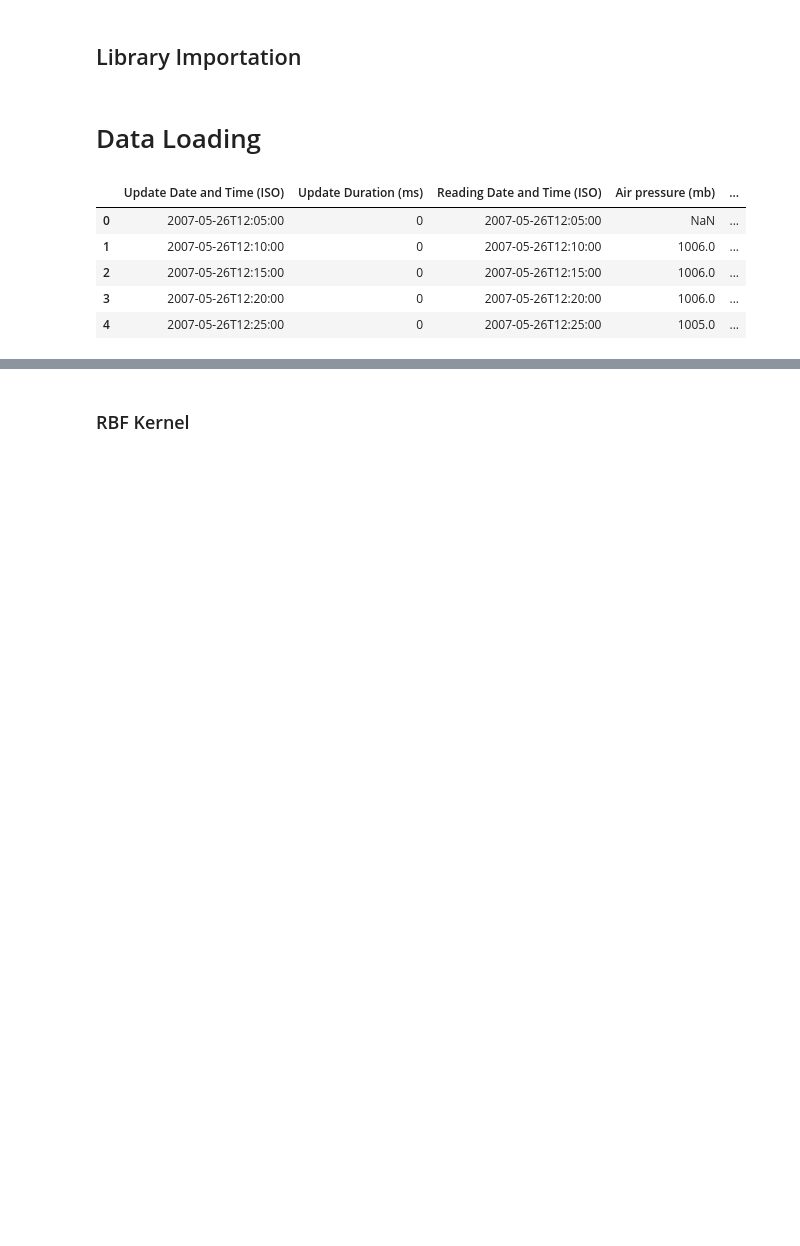
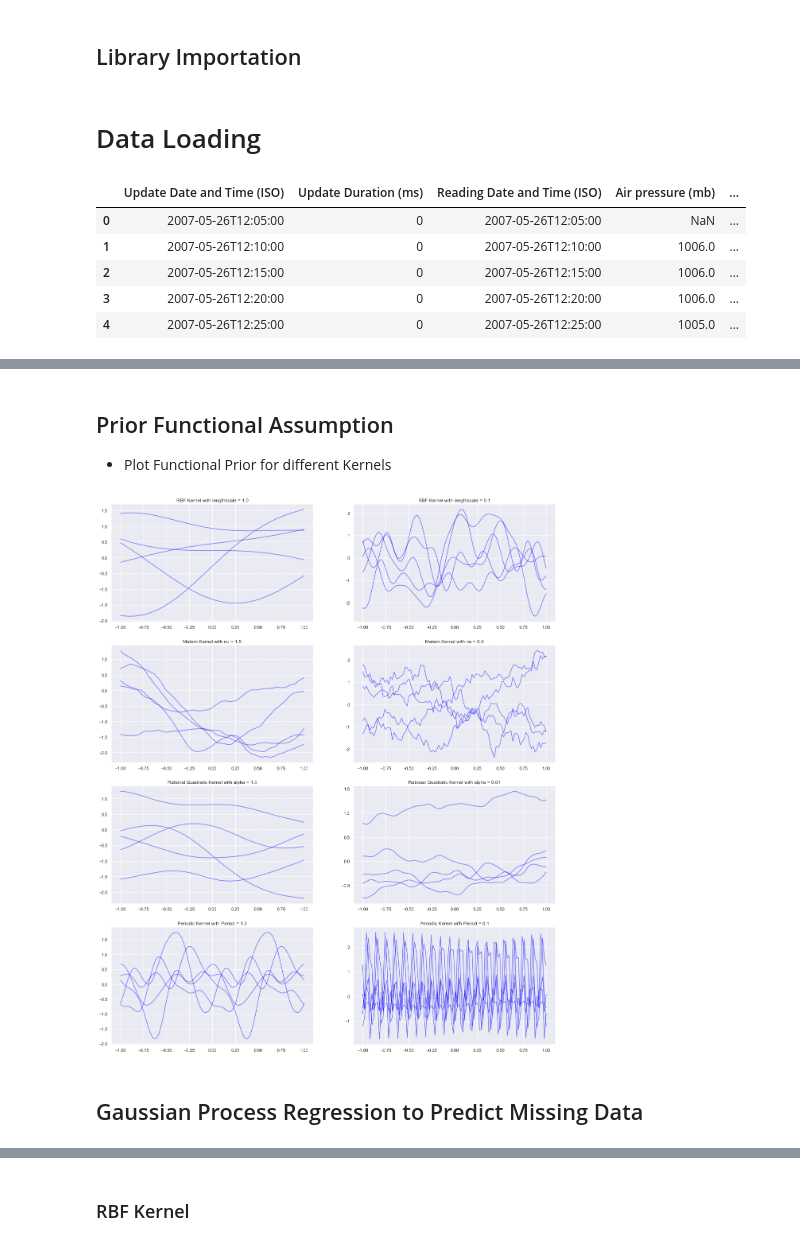
Before and after one commit to pierreosselin/cdt_labs, a Jupyter notebook: data_inference/Lab1.ipynb, the cells around one changed output, grey strips where cells are left out. Saved outputs shown, nothing was run; the diff lists cells and outputs as text; code cells hidden in the pictures; blank space fills up the shorter version.

```diff
--- a/data_inference/Lab1.ipynb
+++ b/data_inference/Lab1.ipynb
@@ -64,0 +63,28 @@ Text(0.5, 0, 'Time (Hour)')
+# %% [markdown]
+## Prior Functional Assumption
+- Plot Functional Prior for different Kernels
+# %%
+f, axs = plt.subplots(4,2, figsize=(20,25))
+
+x = np.linspace(-1, 1, 100)
+list_kernel = [RBF(1.), RBF(0.1), Matern(mu = 3/2), Matern(), RQ(alpha = 1.), RQ(alpha = 0.01), Periodic(p = 1.), Periodic(p = 0.1)]
+for i, kernel in enumerate(list_kernel):
+    K = kernel.compute_covariance(x.reshape(-1,1))
+    samples = np.random.multivariate_normal([0 for i in range(len(x))], K, 5)
+    for j in range(5):
+        axs[i//2, i%2].plot(x, samples[j], "-", color='blue', alpha=0.5)
+
+axs[0,0].set_title("RBF Kernel with lengthscale = {}".format(1.))
+axs[0,1].set_title("RBF Kernel with lengthscale = {}".format(0.1))
+axs[1,0].set_title("Matern Kernel with nu = {}".format(1.5))
+axs[1,1].set_title("Matern Kernel with nu = {}".format(0.5))
+axs[2,0].set_title("Rational Quadratic Kernel with alpha = {}".format(1.))
+axs[2,1].set_title("Rational Quadratic Kernel with alpha = {}".format(0.01))
+axs[3,0].set_title("Periodic Kernel with Period = {}".format(1.))
+axs[3,1].set_title("Periodic Kernel with Period = {}".format(0.1))
+
+plt.savefig("PriorSamples.png", dpi = 150)
+# %% [output]
+[figure, added]
+# %% [markdown]
+## Gaussian Process Regression to Predict Missing Data
```
Also changed, not shown: parts of 29 cells of this notebook, 5 other files.
